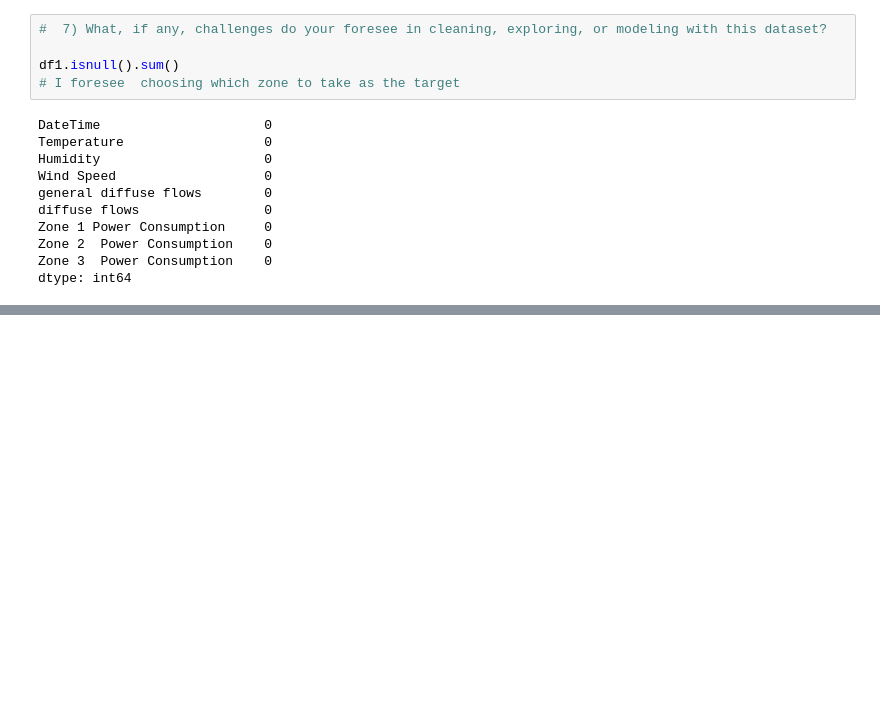
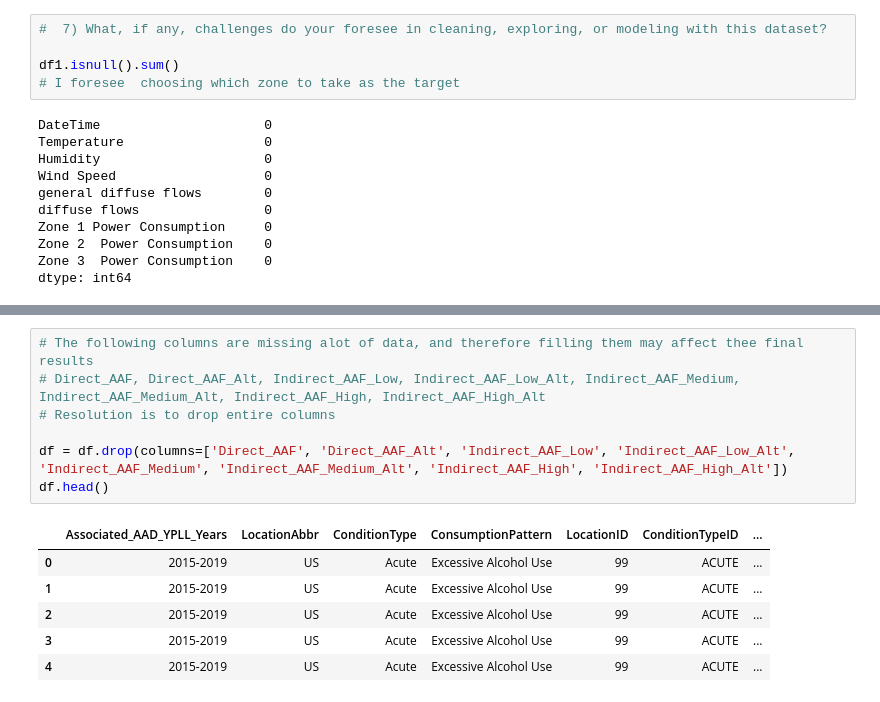
Before and after one commit to tendomart/codingdojo, a Jupyter notebook: Core_Project2.ipynb, the cells around one changed output, grey strips where cells are left out. Saved outputs shown, nothing was run; the diff lists cells and outputs as text; blank space fills up the shorter version.

```diff
--- a/Core_Project2.ipynb
+++ b/Core_Project2.ipynb
@@ -209,0 +274,14 @@ dtype: object
+# %%
+# The following columns are missing alot of data, and therefore filling them may affect thee final results
+# Direct_AAF, Direct_AAF_Alt, Indirect_AAF_Low, Indirect_AAF_Low_Alt, Indirect_AAF_Medium, Indirect_AAF_Medium_Alt, Indirect_AAF_High, Indirect_AAF_High_Alt
+# Resolution is to drop entire columns
+
+df = df.drop(columns=['Direct_AAF', 'Direct_AAF_Alt', 'Indirect_AAF_Low', 'Indirect_AAF_Low_Alt', 'Indirect_AAF_Medium', 'Indirect_AAF_Medium_Alt', 'Indirect_AAF_High', 'Indirect_AAF_High_Alt'])
+df.head()
+# %% [output]
+|  | Associated_AAD_YPLL_Years | LocationAbbr | ConditionType | ConsumptionPattern | LocationID | ConditionTypeID | ... |
+| 0 | 2015-2019 | US | Acute | Excessive Alcohol Use | 99 | ACUTE | ... |
+| 1 | 2015-2019 | US | Acute | Excessive Alcohol Use | 99 | ACUTE | ... |
+| 2 | 2015-2019 | US | Acute | Excessive Alcohol Use | 99 | ACUTE | ... |
+| 3 | 2015-2019 | US | Acute | Excessive Alcohol Use | 99 | ACUTE | ... |
+| 4 | 2015-2019 | US | Acute | Excessive Alcohol Use | 99 | ACUTE | ... |
```
Also changed, not shown: parts of 11 cells of this notebook.
